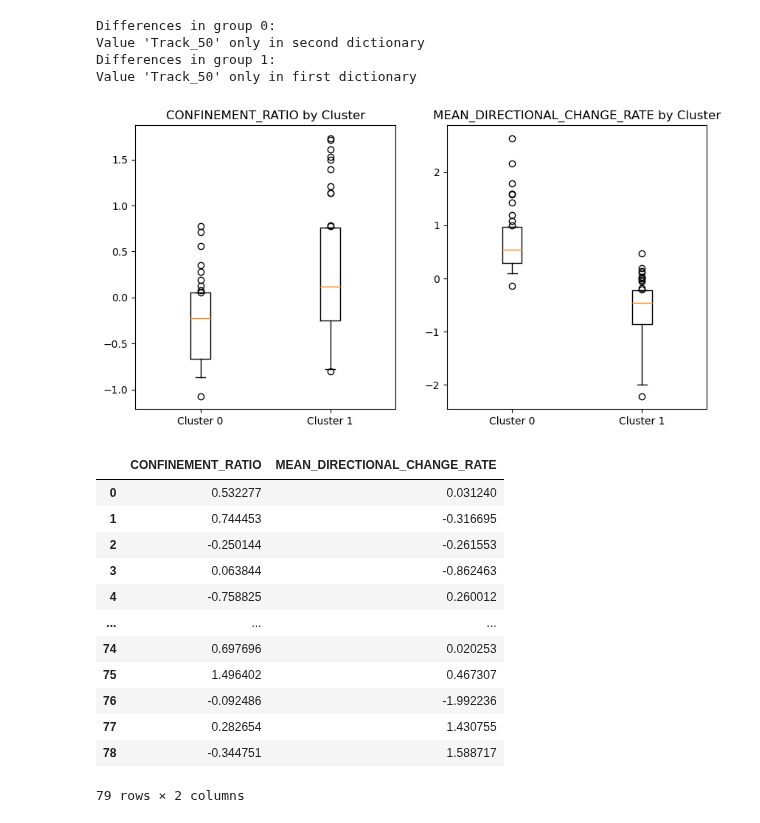
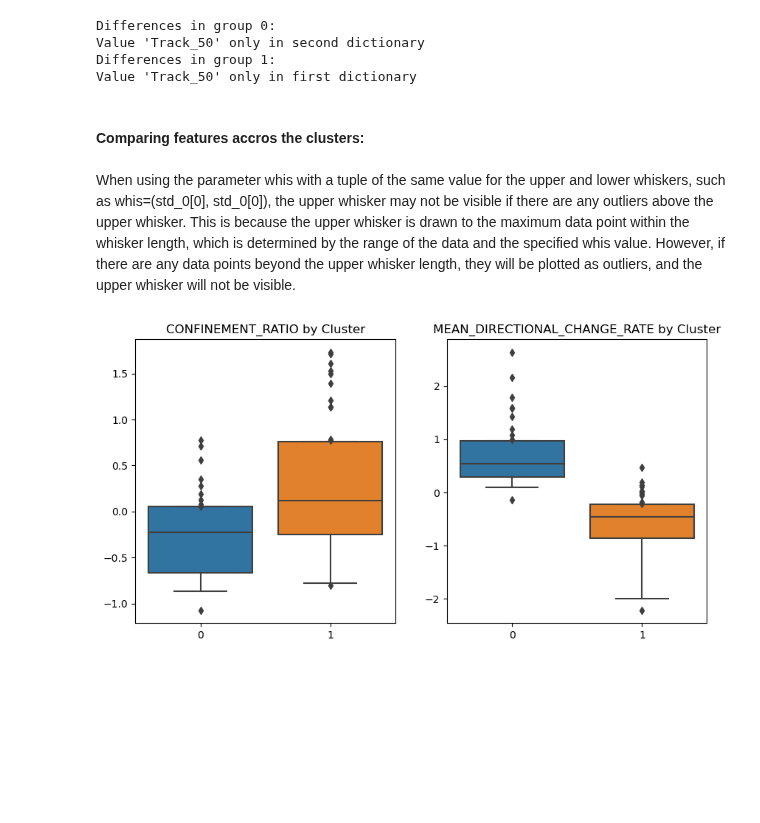
Before and after one commit to GentlemanFrog/Trajectory_clustering, a Jupyter notebook: Trajectory_analysis_2_0.ipynb, the cells around one changed output. Cells and saved outputs as stored; diff of their text form; code cells hidden in the pictures; blank space fills up the shorter version.

Commit message:
Added function creating boxplot comparasion of features

```diff
--- a/Trajectory_analysis_2_0.ipynb
+++ b/Trajectory_analysis_2_0.ipynb
@@ -442,4 +424,0 @@ def plot_boxplot(df):
-# %%
-plot_boxplot(df_after_kmeans)
-# %% [output]
-[figure, removed]
@@ -454,16 +425,29 @@ def plot_boxplot_by_cluster(df, x_col, y_col, cluster_col, title):
+# %% [markdown]
+#### Comparing features accros the clusters:
+# %%
+def plot_boxplot_sns(df):
+    # Getting the names of the features to avoid hard coding the names:
+
+
+    fig, axs = plt.subplots(1, 2, figsize=(10, 5))
+    data_0 = df[df["Cluster_labels"] == 0][["CONFINEMENT_RATIO", "MEAN_DIRECTIONAL_CHANGE_RATE"]]
+    data_1 = df[df["Cluster_labels"] == 1][["CONFINEMENT_RATIO", "MEAN_DIRECTIONAL_CHANGE_RATE"]]
+
+    # Calculating the standard deviation for whiskers:
+    std_0 = data_0.std().values
+    std_1 = data_1.std().values
+
+    axs[0] = sns.boxplot(data=[data_0["CONFINEMENT_RATIO"], data_1["CONFINEMENT_RATIO"]],
+                         ax=axs[0], notch=True, whis=(std_0[0], std_0[0]) )
+    axs[1] = sns.boxplot(data=[data_0["MEAN_DIRECTIONAL_CHANGE_RATE"], data_1["MEAN_DIRECTIONAL_CHANGE_RATE"]],
+                         ax=axs[1], notch=True, whis=(std_1[0], std_1[0]) )
+
+    axs[0].set_title("CONFINEMENT_RATIO by Cluster")
+    axs[1].set_title("MEAN_DIRECTIONAL_CHANGE_RATE by Cluster")
+    plt.show()
+# %% [markdown]
+When using the parameter whis with a tuple of the same value for the upper and lower whiskers, such as whis=(std_0[0], std_0[0]), the upper whisker may not be visible if there are any outliers above the upper whisker. This is because the upper whisker is drawn to the maximum data point within the whisker length, which is determined by the range of the data and the specified whis value. However, if there are any data points beyond the upper whisker length, they will be plotted as outliers, and the upper whisker will not be visible.
 # %%
-df_to_clustering
+plot_boxplot_sns(df_after_kmeans)
 # %% [output]
-|  | CONFINEMENT_RATIO | MEAN_DIRECTIONAL_CHANGE_RATE |
-| 0 | 0.532277 | 0.031240 |
-| 1 | 0.744453 | -0.316695 |
-| 2 | -0.250144 | -0.261553 |
-| 3 | 0.063844 | -0.862463 |
-| 4 | -0.758825 | 0.260012 |
-| ... | ... | ... |
-| 74 | 0.697696 | 0.020253 |
-| 75 | 1.496402 | 0.467307 |
-| 76 | -0.092486 | -1.992236 |
-| 77 | 0.282654 | 1.430755 |
-| 78 | -0.344751 | 1.588717 |
-79 rows × 2 columns
+[figure, added]
```
Also changed, not shown: parts of 3 cells of this notebook, 1 other file.
